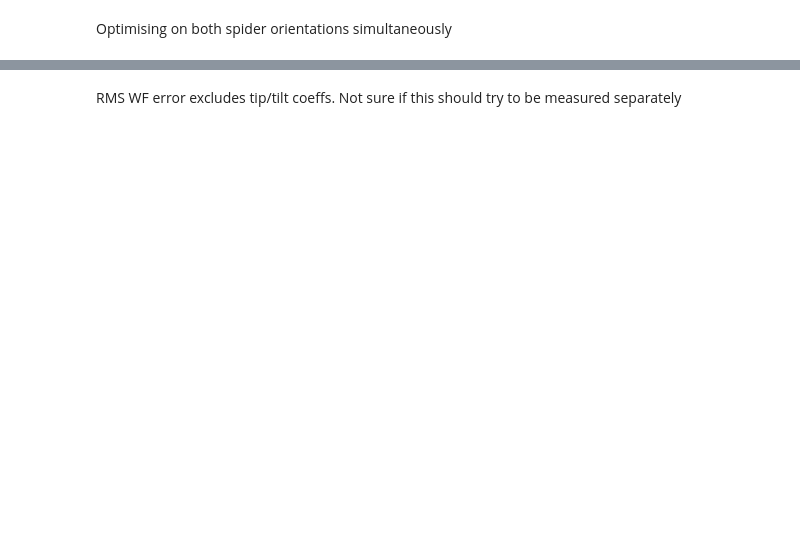
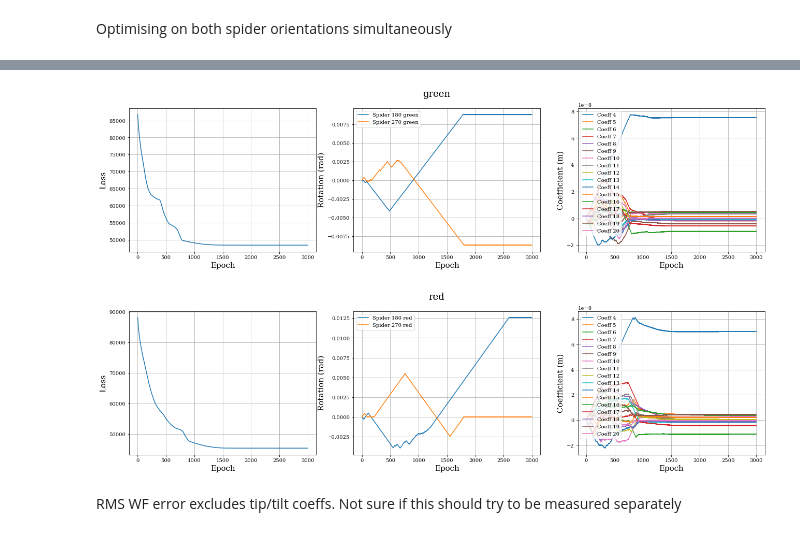
Before and after one commit to TolimanSpace/toliman_dp_design_testing, a Jupyter notebook: Gluing_Characterisation_4_25.ipynb, the cells around one changed output, grey strips where cells are left out. Saved outputs shown, nothing was run; the diff lists cells and outputs as text; code cells hidden in the pictures; blank space fills up the shorter version.

Commit message:
jointly fitting temporally for glued plates. to OOD

```diff
--- a/Gluing_Characterisation_4_25.ipynb
+++ b/Gluing_Characterisation_4_25.ipynb
@@ -529,6 +576,3 @@ epochs = [
 # %% [markdown]
 Optimising on both spider orientations simultaneously
-# %%
-save_dir = "data/non_glued/14_04_2025/"
-plate_name = "plate1"
 # %%
@@ -722,0 +831,14 @@ Frame 24 complete
+# %%
+jointly_fit_params = [ # temporally consistent
+    'aperture.coefficients',
+    'spider.rotation',
+]
+
+individual_fits = list(set(params)-set(jointly_fit_params)) # elements in params and not in jointly_fit
+
+configs = [instrument_sp180_g, instrument_sp270_g,instrument_sp180_r, instrument_sp270_r] # model configurations to optimise upon
+models = []
+for i, instrument_model in enumerate(configs):
+    # make x copies of the model, one for each frame of data
+    temp_config = [instrument_model]*frames_i.shape[0]
+    models.append(temp_config)
@@ -722,0 +928,31 @@ Frame 24 complete
+# %%
+for colour_i, colour_str in enumerate(colours):
+    stored_params_dict= pickle.load(open(save_dir+colour_str+'_stored_params_dict.pkl', 'rb'))
+
+    plt.figure(figsize=(22,5))
+    plt.suptitle(colour_str)
+    plt.subplot(1,3,1)
+    plt.plot(stored_params_dict["net_losses"])
+    plt.xlabel("Epoch")
+    plt.grid()
+    plt.ylabel("Loss")
+    plt.subplot(1,3,2)
+    spider_rot_arr = np.asarray(stored_params_dict["spider.rotation"])
+    plt.plot(spider_rot_arr[:,0,0], label="Spider 180 {}".format(colour_str)) # any of the models here will yield same result for jointly fit
+    plt.plot(spider_rot_arr[:,1,0], label="Spider 270 {}".format(colour_str))
+    plt.ylabel("Rotation (rad)")
+    plt.xlabel("Epoch")
+    plt.legend()
+    plt.grid()
+    plt.subplot(1,3,3)
+    coeffs_arr = np.asarray(stored_params_dict["aperture.coefficients"])[:,0,0]
+    for l in range(coeffs_arr.shape[-1]):
+        label = "Coeff " + str(zernike_indicies[l])
+        plt.plot(coeffs_arr[:,l], label=label)
+    plt.legend()
+    plt.ylabel("Coefficient (m)")
+    plt.xlabel("Epoch")
+    plt.grid()
+# %% [output]
+[figure, added]
+[figure, added]
```
Also changed, not shown: parts of 31 cells of this notebook, 1 other file.
